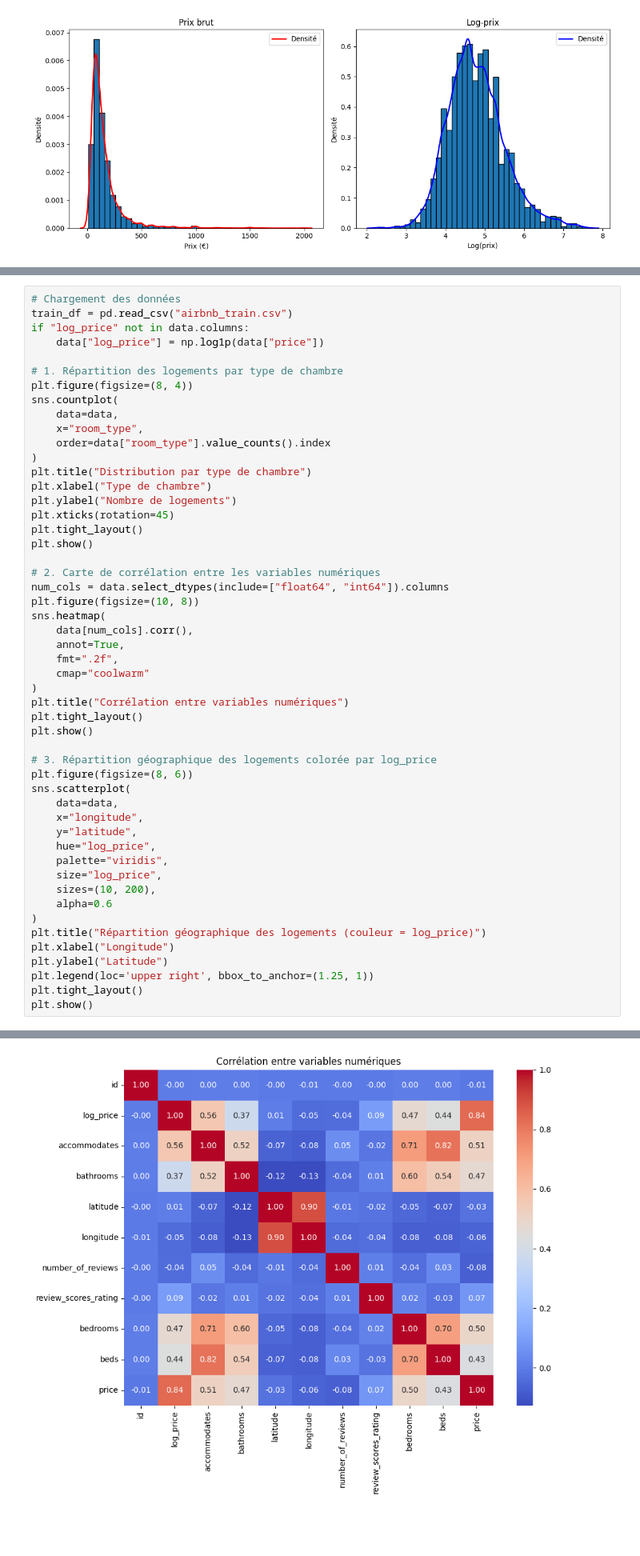
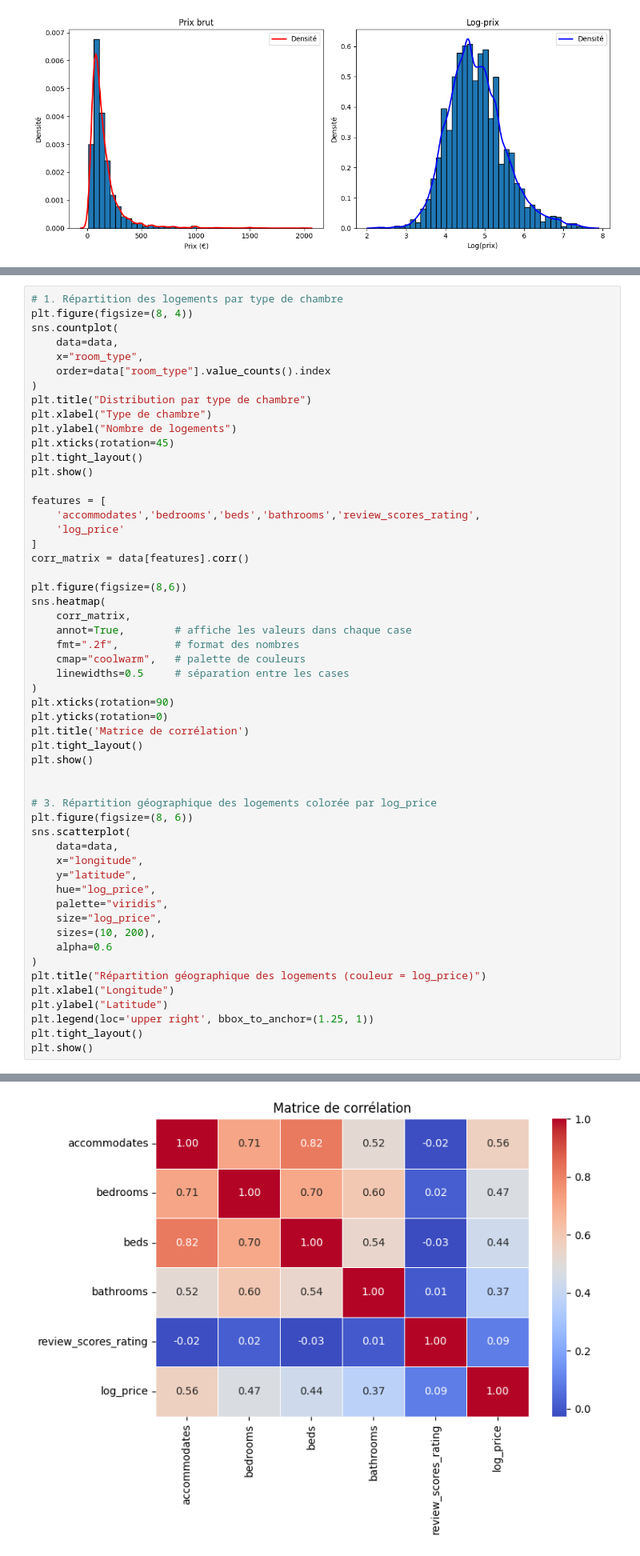
Before and after one commit to aure2004/Projet-Analyse-de-Donee, a Jupyter notebook: test_final.ipynb, the cells around one changed output, grey strips where cells are left out. Shown at 80% size. Cells and saved outputs as stored; diff of their text form; blank space fills up the shorter version.

```diff
--- a/test_final.ipynb
+++ b/test_final.ipynb
@@ -107,9 +126,4 @@ plt.show()
 # %%
-# Chargement des données
-train_df = pd.read_csv("airbnb_train.csv")
-if "log_price" not in data.columns:
-    data["log_price"] = np.log1p(data["price"])
-
 # 1. Répartition des logements par type de chambre
 plt.figure(figsize=(8, 4))
 sns.countplot(
@@ -122,40 +136,48 @@ plt.xlabel("Type de chambre")
 plt.ylabel("Nombre de logements")
 plt.xticks(rotation=45)
 plt.tight_layout()
 plt.show()
 
-# 2. Carte de corrélation entre les variables numériques
-num_cols = data.select_dtypes(include=["float64", "int64"]).columns
-plt.figure(figsize=(10, 8))
+features = [
+    'accommodates','bedrooms','beds','bathrooms','review_scores_rating',
+    'log_price'
+]
+corr_matrix = data[features].corr()
+
+plt.figure(figsize=(8,6))
 sns.heatmap(
-    data[num_cols].corr(),
-    annot=True,
-    fmt=".2f",
-    cmap="coolwarm"
+    corr_matrix,
+    annot=True,        # affiche les valeurs dans chaque case
+    fmt=".2f",         # format des nombres
+    cmap="coolwarm",   # palette de couleurs
+    linewidths=0.5     # séparation entre les cases
 )
-plt.title("Corrélation entre variables numériques")
+plt.xticks(rotation=90)
+plt.yticks(rotation=0)
+plt.title('Matrice de corrélation')
 plt.tight_layout()
 plt.show()
+
 
 # 3. Répartition géographique des logements colorée par log_price
 plt.figure(figsize=(8, 6))
 sns.scatterplot(
     data=data,
     x="longitude",
     y="latitude",
     hue="log_price",
     palette="viridis",
     size="log_price",
     sizes=(10, 200),
     alpha=0.6
 )
 plt.title("Répartition géographique des logements (couleur = log_price)")
 plt.xlabel("Longitude")
 plt.ylabel("Latitude")
 plt.legend(loc='upper right', bbox_to_anchor=(1.25, 1))
 plt.tight_layout()
 plt.show()
 # %% [output]
 [figure]
-[figure, old version]
+[figure, new version]
 [figure]
```
Also changed, not shown: parts of 14 cells of this notebook.
